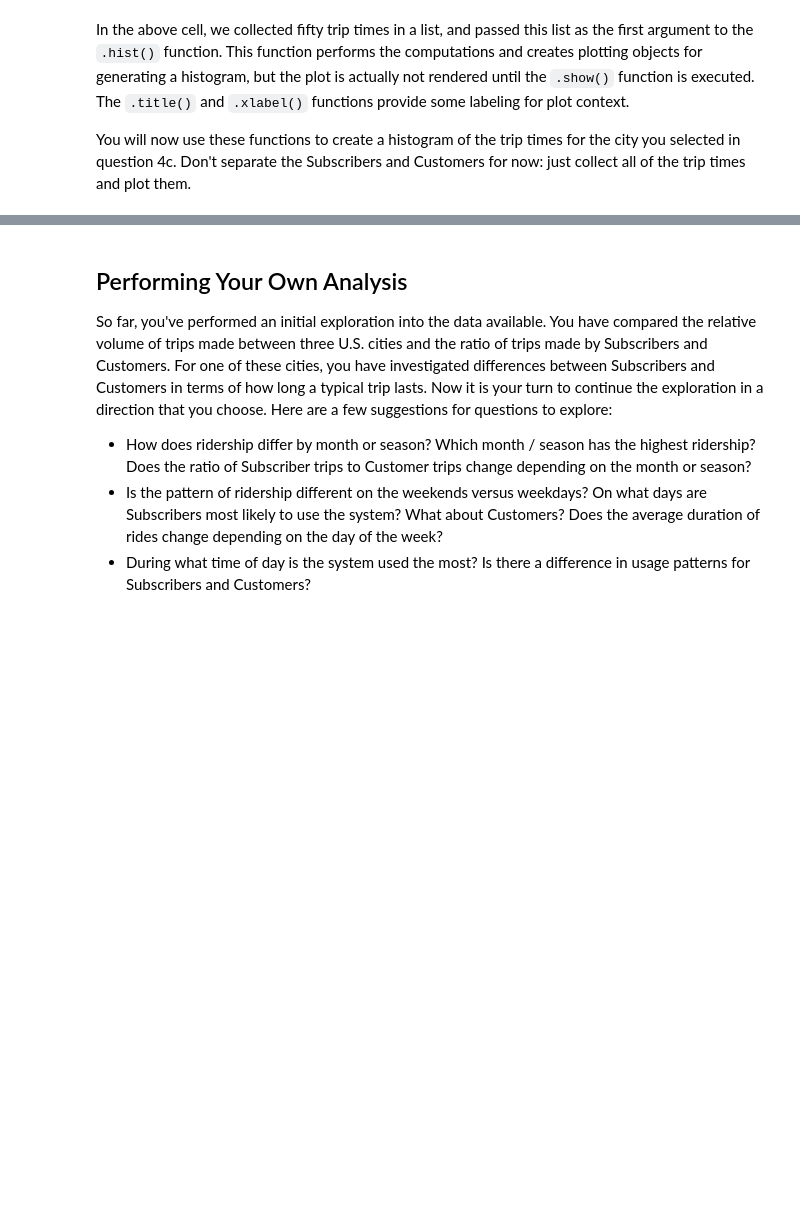
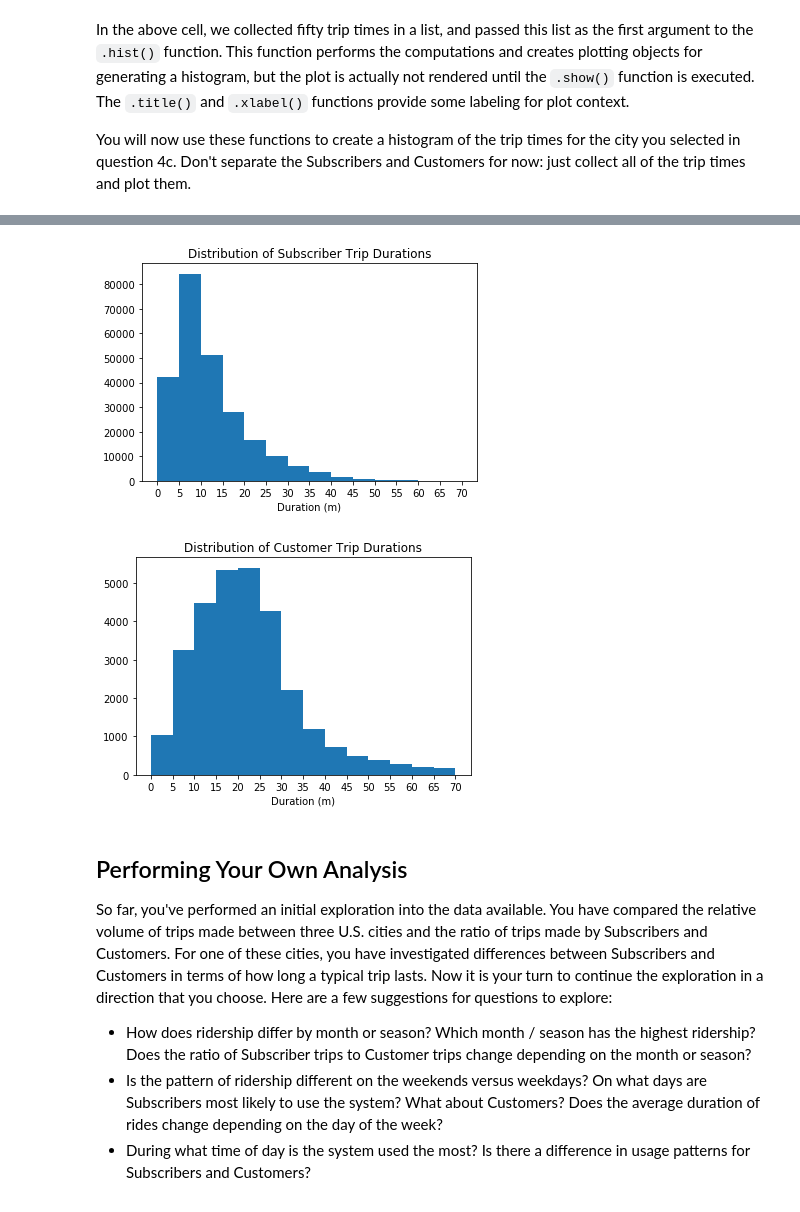
Before and after one commit to CosmicCoder96/ML-foundation-US-bike-share, a Jupyter notebook: Bike_Share_Analysis.ipynb, the cells around one changed output, grey strips where cells are left out. Cells and saved outputs as stored; diff of their text form; code cells hidden in the pictures; blank space fills up the shorter version.

```diff
--- a/Bike_Share_Analysis.ipynb
+++ b/Bike_Share_Analysis.ipynb
@@ -575,3 +599,34 @@ If you followed the use of the `.hist()` and `.show()` functions exactly like in
+# %%
+## Use this and additional cells to answer Question 5. ##
+
+import matplotlib.pyplot as plt
+
+%matplotlib inline
+subscriber_data = []
+customer_data = []
+filename = './data/NYC-2016-Summary.csv'
+with open(filename, 'r') as f_in:
+        # set up csv reader object
+        reader = csv.DictReader(f_in)
+        for row in reader:
+            if row['user_type'] == 'Subscriber':
+                subscriber_data.append(float(row['duration']))
+            else:
+                customer_data.append(float(row['duration']))
+plt.hist(subscriber_data, range=(0,75),bins=range(0,75,5))
+plt.title('Distribution of Subscriber Trip Durations')
+plt.xlabel('Duration (m)')
+plt.xticks(range(0,75,5))
+plt.show()
+
+plt.hist(customer_data, range=(0,75), bins=range(0,75,5) )
+plt.title('Distribution of Customer Trip Durations')
+plt.xlabel('Duration (m)')
+plt.xticks(range(0,75,5))
+plt.show()
+# %% [output]
+[figure, added]
+[figure, added]
 # %% [markdown]
 <a id='eda_continued'></a>
 ## Performing Your Own Analysis
```
Also changed, not shown: parts of 3 cells of this notebook.
